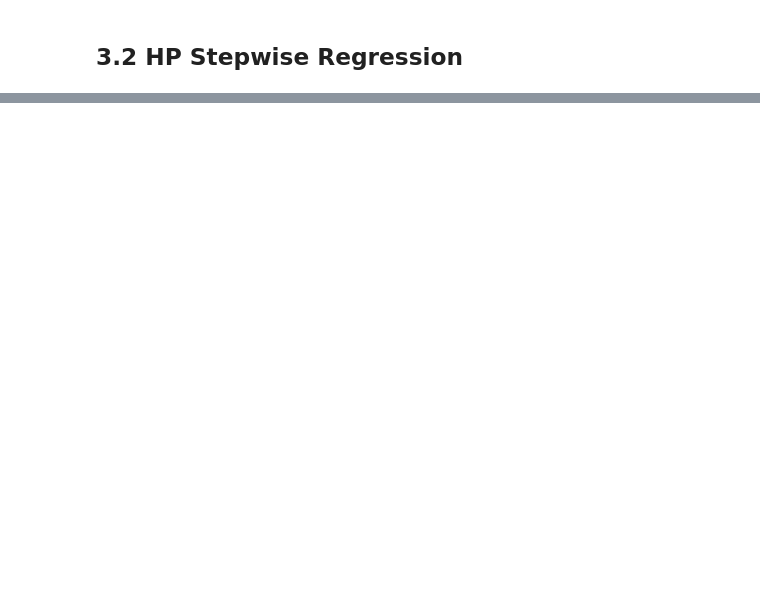
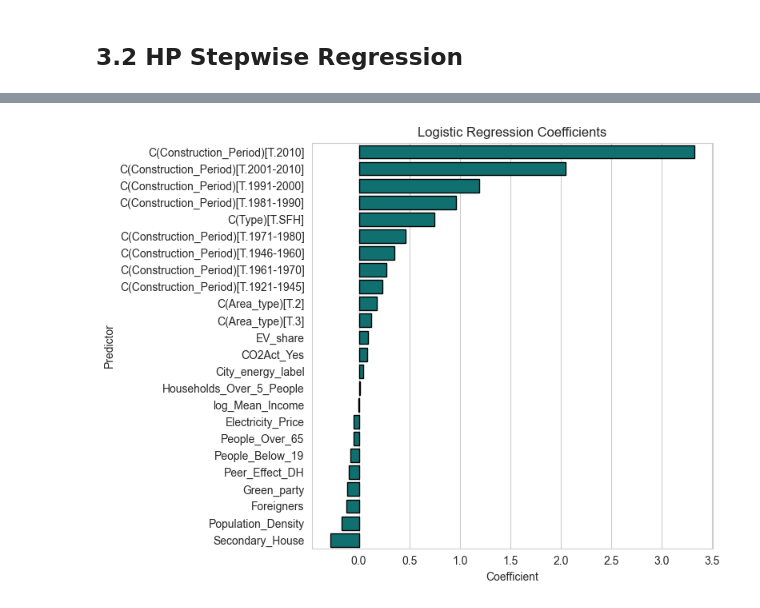
Before and after one commit to MatteoPalucci/StudentProject, a Jupyter notebook: Stepwise Regression building level.ipynb, the cells around one changed output, grey strips where cells are left out. Cells and saved outputs as stored; diff of their text form; code cells hidden in the pictures; blank space fills up the shorter version.

```diff
--- a/Stepwise Regression building level.ipynb
+++ b/Stepwise Regression building level.ipynb
@@ -1011,0 +1217,8 @@ print(final_model.summary())
+# %%
+selected_vars_no_PV = ['C(Construction_Period)', 'C(Type)', 'Secondary_House', 'Population_Density', 'Foreigners', 'EV_share', 'Green_party', 'Electricity_Price', 'Peer_Effect_DH', 'People_Below_19', 'C(Area_type)', 'CO2Act_Yes', 'City_energy_label', 'People_Over_65', 'Households_Over_5_People', 'log_Mean_Income']
+
+final_formula = "HP_binary ~ " + " + ".join(selected_vars_no_PV)
+final_model = smf.logit(final_formula, data=gdf_regression).fit()
+print(final_model.summary())
+
+final_model.save("final_model_HP_no_PV.pickle")
@@ -1011,0 +1243,24 @@ print(final_model.summary())
+# %%
+coef = final_model.params
+coef_df = pd.DataFrame({
+    "Predictor": coef.index,
+    "Coefficient": coef.values
+})
+
+coef_df = coef_df.loc[coef_df["Predictor"]!="Intercept"].copy()
+coef_df = coef_df.sort_values("Coefficient", ascending=False)
+
+plt.figure(figsize=(8, 6))
+sns.barplot(
+    data=coef_df,
+    x="Coefficient",
+    y="Predictor",
+    color="teal",
+    edgecolor="black"
+)
+
+plt.title("Logistic Regression Coefficients")
+plt.tight_layout()
+plt.show()
+# %% [output]
+[figure, added]
```
Also changed, not shown: parts of 26 cells of this notebook.
